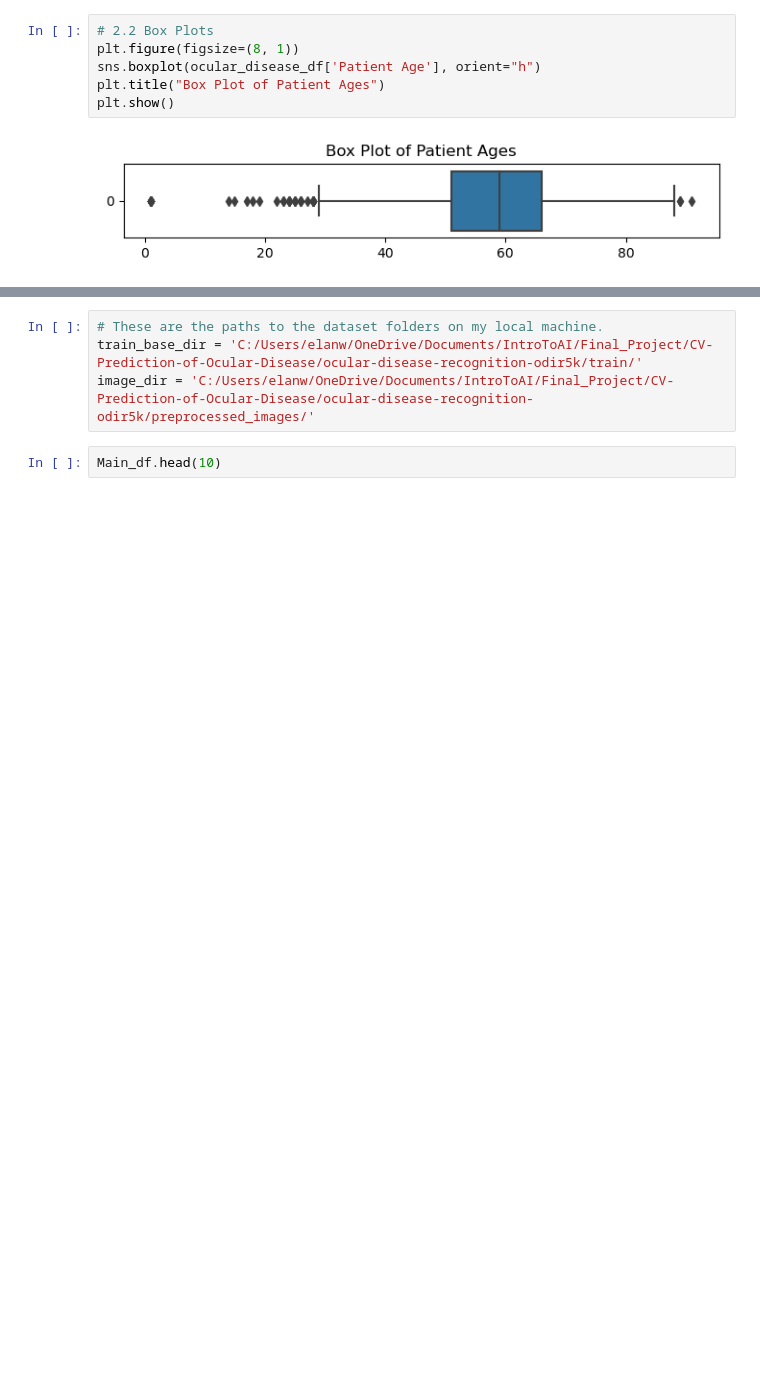
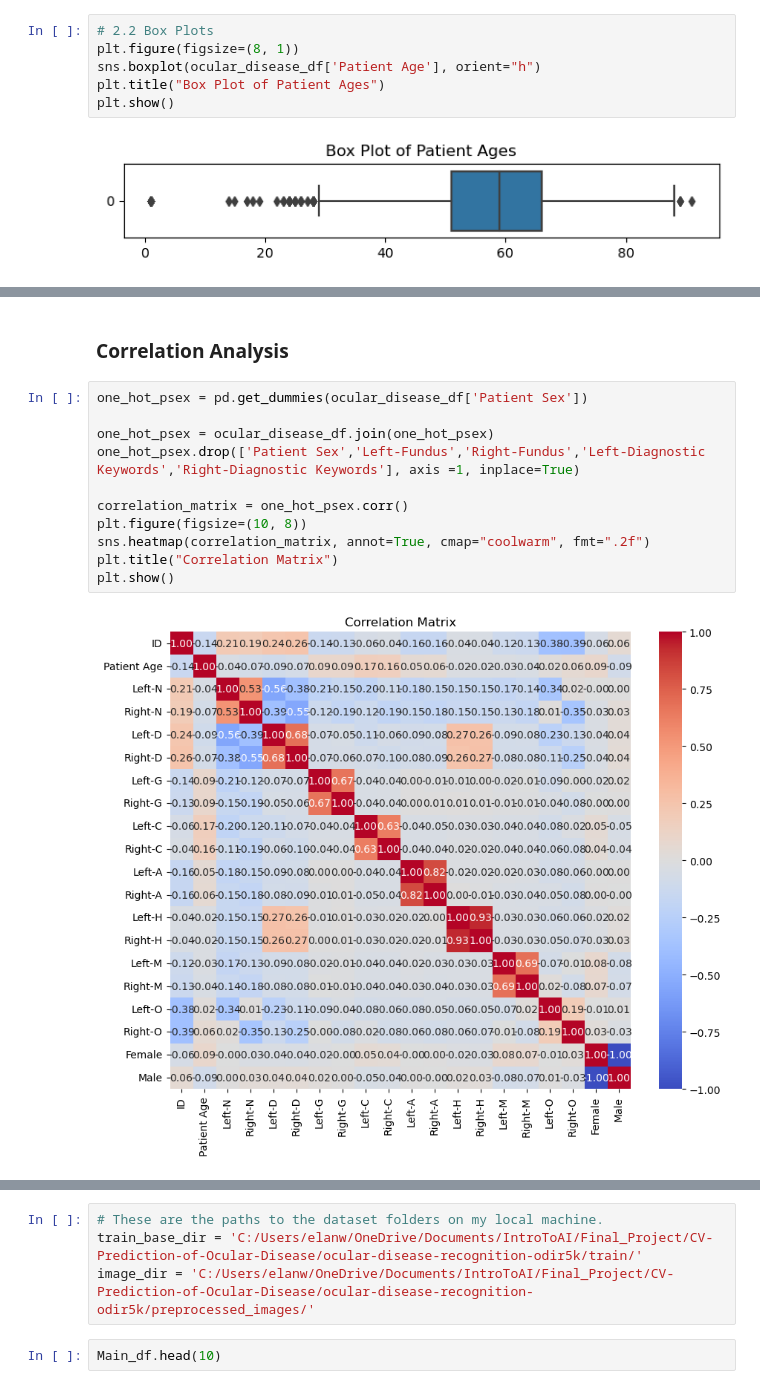
Before and after one commit to sarahdurrani22/CV-Prediction-of-Ocular-Disease, a Jupyter notebook: CV_to_Predict_Ocular_Disease_main.ipynb, the cells around one changed output, grey strips where cells are left out. Drawn from its saved outputs; the diff is of its cells as text; blank space fills up the shorter version.

```diff
--- a/CV_to_Predict_Ocular_Disease_main.ipynb
+++ b/CV_to_Predict_Ocular_Disease_main.ipynb
@@ -166,0 +200,15 @@ plt.show()
+# %% [markdown]
+### Correlation Analysis
+# %%
+one_hot_psex = pd.get_dummies(ocular_disease_df['Patient Sex'])
+
+one_hot_psex = ocular_disease_df.join(one_hot_psex)
+one_hot_psex.drop(['Patient Sex','Left-Fundus','Right-Fundus','Left-Diagnostic Keywords','Right-Diagnostic Keywords'], axis =1, inplace=True)
+
+correlation_matrix = one_hot_psex.corr()
+plt.figure(figsize=(10, 8))
+sns.heatmap(correlation_matrix, annot=True, cmap="coolwarm", fmt=".2f")
+plt.title("Correlation Matrix")
+plt.show()
+# %% [output]
+[figure, added]
```
Also changed, not shown: parts of 11 cells of this notebook.
